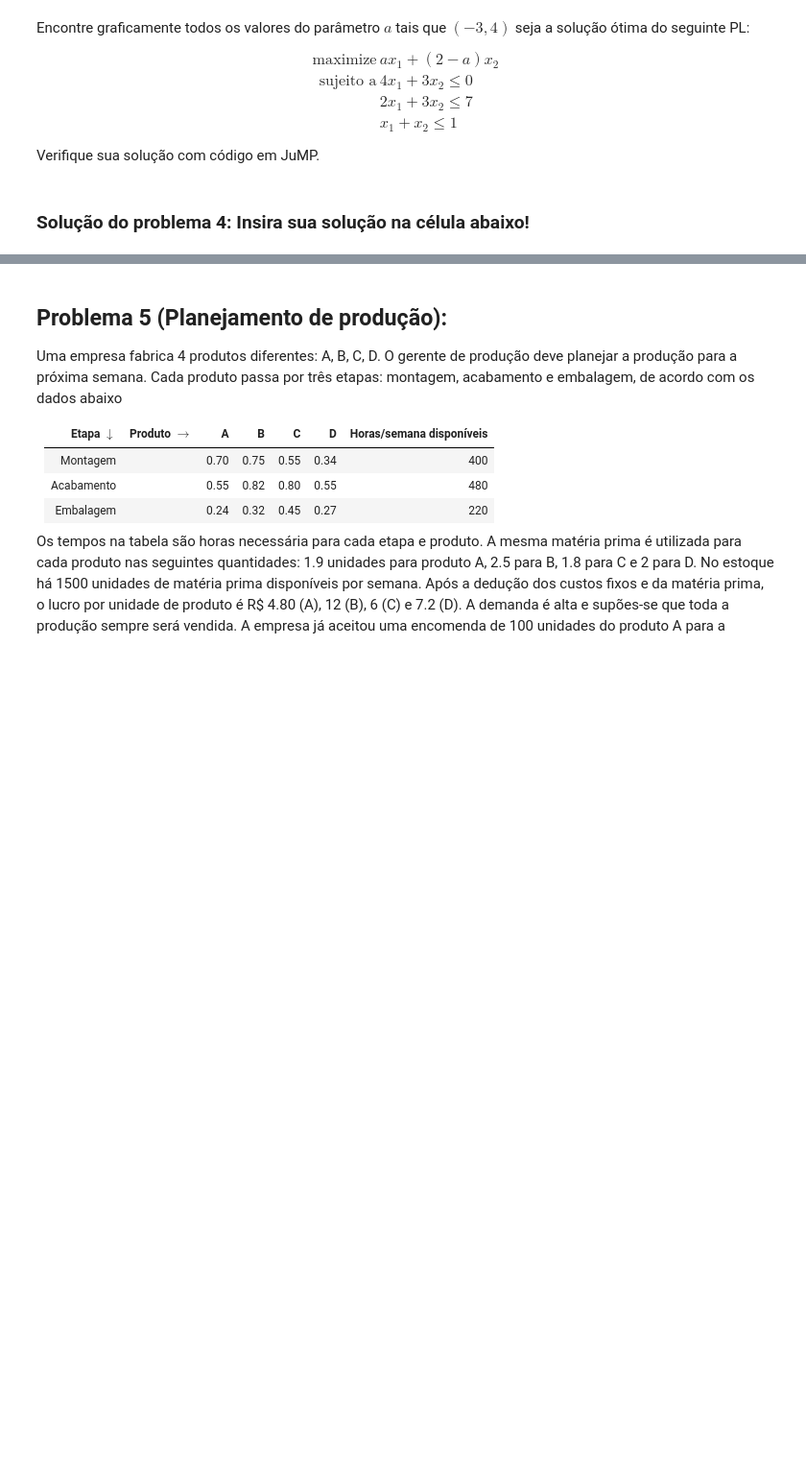
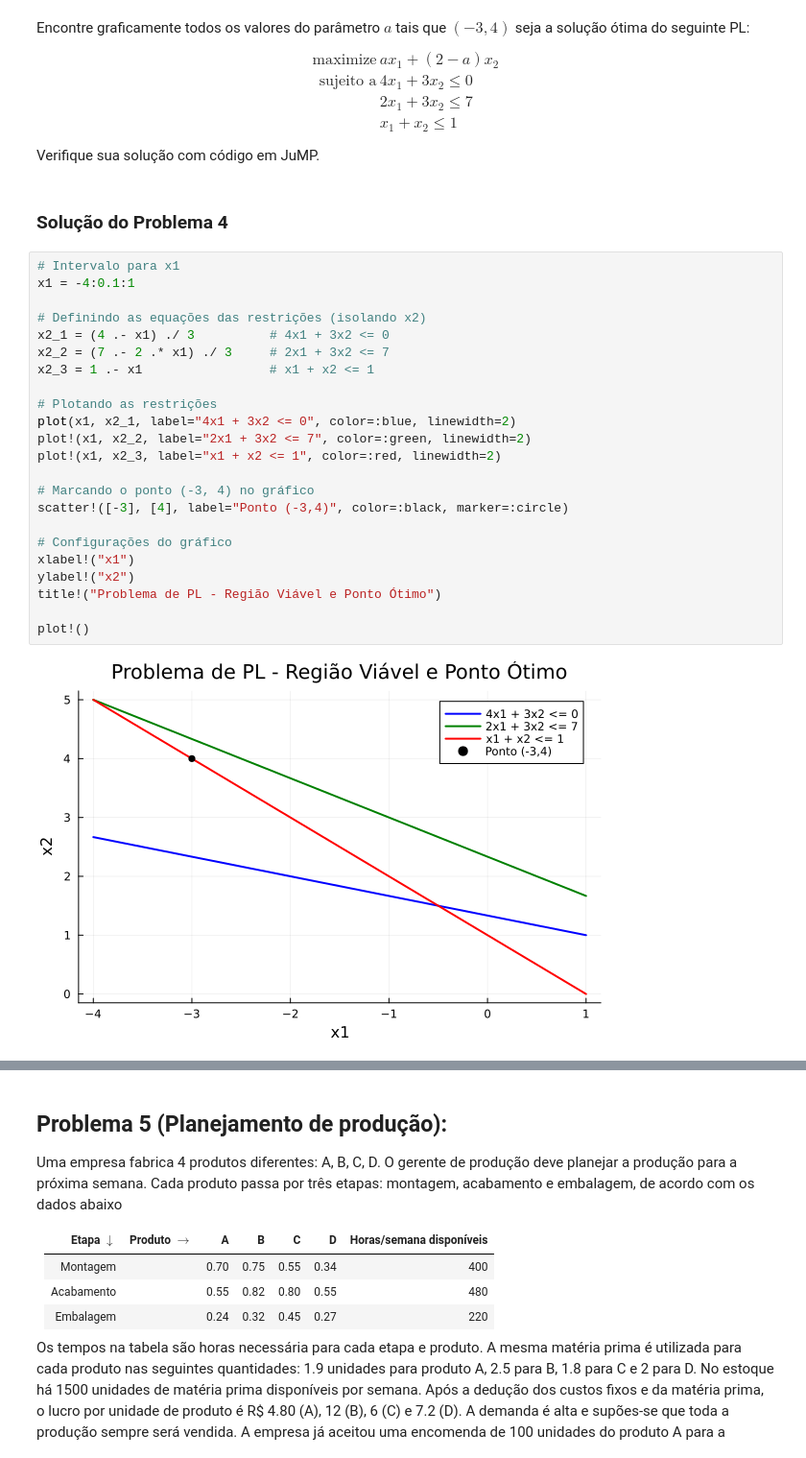
Before and after one commit to wagaojr/intro_otimizacao, a Jupyter notebook: lista1/lista1.ipynb, the cells around one changed output, grey strips where cells are left out. Shown: that part at 96% size. Drawn from its saved outputs; the diff is of its cells as text; blank space fills up the shorter version.

```diff
--- a/lista1/lista1.ipynb
+++ b/lista1/lista1.ipynb
@@ -343,4 +344,29 @@ Encontre graficamente todos os valores do parâmetro $a$ tais que $(-3,4)$ seja
 \end{array}
 Verifique sua solução com código em JuMP.
 # %% [markdown]
-### Solução do problema 4: Insira sua solução na célula abaixo!
+### Solução do Problema 4
+# %%
+# Intervalo para x1
+x1 = -4:0.1:1
+
+# Definindo as equações das restrições (isolando x2)
+x2_1 = (4 .- x1) ./ 3          # 4x1 + 3x2 <= 0
+x2_2 = (7 .- 2 .* x1) ./ 3     # 2x1 + 3x2 <= 7
+x2_3 = 1 .- x1                 # x1 + x2 <= 1
+
+# Plotando as restrições
+plot(x1, x2_1, label="4x1 + 3x2 <= 0", color=:blue, linewidth=2)
+plot!(x1, x2_2, label="2x1 + 3x2 <= 7", color=:green, linewidth=2)
+plot!(x1, x2_3, label="x1 + x2 <= 1", color=:red, linewidth=2)
+
+# Marcando o ponto (-3, 4) no gráfico
+scatter!([-3], [4], label="Ponto (-3,4)", color=:black, marker=:circle)
+
+# Configurações do gráfico
+xlabel!("x1")
+ylabel!("x2")
+title!("Problema de PL - Região Viável e Ponto Ótimo")
+
+plot!()
+# %% [output]
+[figure, added]
```
Also changed, not shown: parts of 4 cells of this notebook.
